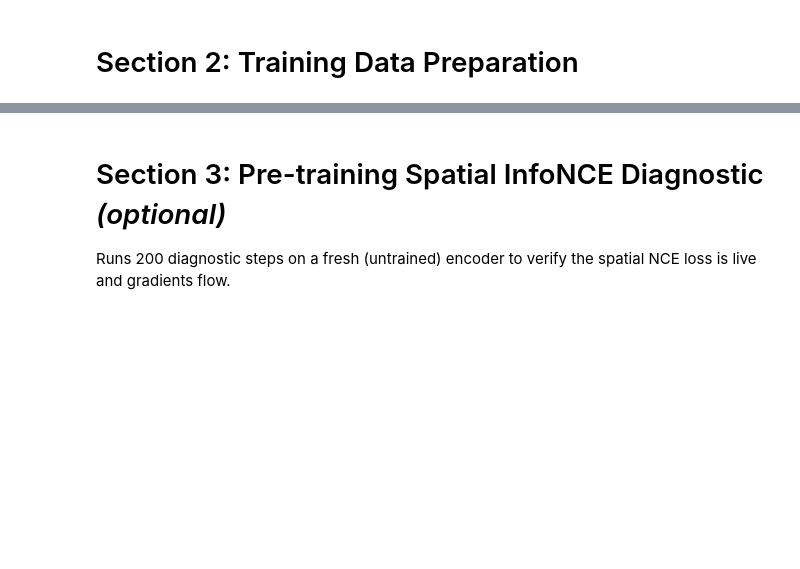
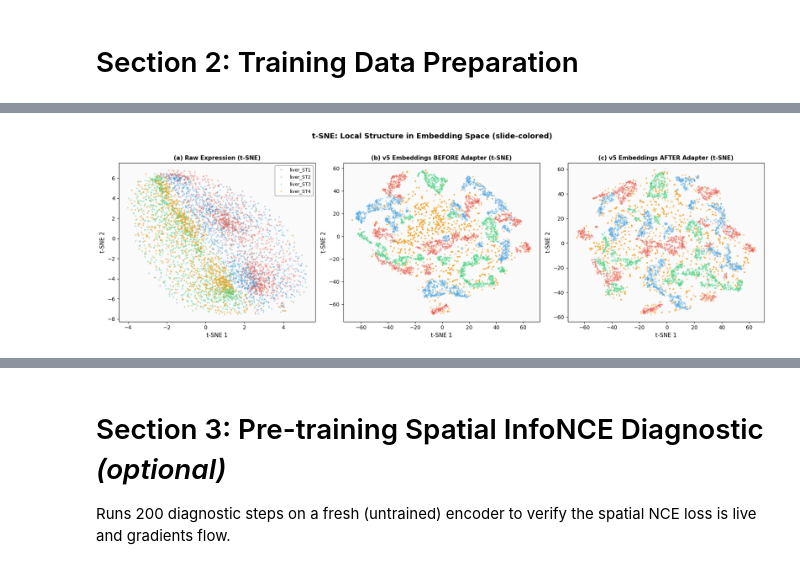
Before and after one commit to ehtesam3154/sc_st, a Jupyter notebook: model/liver_encoder_v2.ipynb, the cells around one changed output, grey strips where cells are left out. Drawn from its saved outputs; the diff is of its cells as text; code cells hidden in the pictures; blank space fills up the shorter version.

```diff
--- a/model/liver_encoder_v2.ipynb
+++ b/model/liver_encoder_v2.ipynb
@@ -131,0 +3684,81 @@ print(f"\nTotal for Stage A: {st_expr.shape[0] + n_inf}")
+# %%
+# ===================================================================
+# CELL 8: t-SNE Visualization (Raw / Before / After Adapter)
+# ===================================================================
+from sklearn.manifold import TSNE
+import matplotlib.pyplot as plt
+import numpy as np
+
+print("=" * 70)
+print("ANALYSIS 8: t-SNE Visualization (Raw / Before / After Adapter)")
+print("=" * 70)
+
+N_VIS = 2000  # smaller than PCA — t-SNE is O(n²)
+np.random.seed(42)
+
+# Subsample (same logic as Cell 3 but fresh indices for smaller N)
+def subsample_per_slide_np(n_total, labels, n_max, n_slides):
+    idx_all = []
+    for i in range(n_slides):
+        mask_idx = np.where(labels == i)[0]
+        n_take = min(n_max, len(mask_idx))
+        perm = np.random.choice(mask_idx, size=n_take, replace=False)
+        idx_all.append(perm)
+    return np.concatenate(idx_all)
+
+labs_all = labels_4class.numpy()
+idx_sub = subsample_per_slide_np(len(labs_all), labs_all, N_VIS, 4)
+lab_sub = labs_all[idx_sub]
+
+raw_all = torch.cat([st_expr.cpu(), inf_expr.cpu()], dim=0).numpy()
+raw_sub = raw_all[idx_sub]
+bef_sub = z_all_before[idx_sub].numpy()
+aft_sub = z_all_after[idx_sub].numpy()
+
+print(f"  Running t-SNE on {len(idx_sub)} spots ({N_VIS}/slide)...")
+
+tsne_raw = TSNE(n_components=2, perplexity=30, random_state=42, n_iter=1000,
+                init='pca', learning_rate='auto').fit_transform(raw_sub)
+print("    (a) Raw expression done")
+
+tsne_bef = TSNE(n_components=2, perplexity=30, random_state=42, n_iter=1000,
+                init='pca', learning_rate='auto').fit_transform(bef_sub)
+print("    (b) Before adapter done")
+
+tsne_aft = TSNE(n_components=2, perplexity=30, random_state=42, n_iter=1000,
+                init='pca', learning_rate='auto').fit_transform(aft_sub)
+print("    (c) After adapter done")
+
+fig, axes = plt.subplots(1, 3, figsize=(18, 5.5))
+
+titles = [
+    "(a) Raw Expression (t-SNE)",
+    "(b) v5 Embeddings BEFORE Adapter (t-SNE)",
+    "(c) v5 Embeddings AFTER Adapter (t-SNE)",
+]
+projections = [tsne_raw, tsne_bef, tsne_aft]
+
+for ax, proj, title in zip(axes, projections, titles):
+    for i in [0, 1, 2, 3]:
+        mask = lab_sub == i
+        name = slide_names_4[i]
+        ax.scatter(proj[mask, 0], proj[mask, 1],
+                   c=slide_colors[name], label=name,
+                   s=8, alpha=0.4 if i < 3 else 0.6,
+                   edgecolors='none',
+                   zorder=2 if i < 3 else 3)
+    ax.set_xlabel('t-SNE 1', fontsize=11)
+    ax.set_ylabel('t-SNE 2', fontsize=11)
+    ax.set_title(title, fontsize=11, fontweight='bold')
+    ax.set_facecolor('#FAFAFA')
+
+axes[0].legend(loc='best', fontsize=9, framealpha=0.9, edgecolor='#888888')
+plt.suptitle('t-SNE: Local Structure in Embedding Space (slide-colored)',
+             fontsize=14, fontweight='bold', y=1.02)
+plt.tight_layout()
+plt.show()
+
+print("\n  NOTE: In panel (c), look for mixed-color clusters — these are")
+print("  biological neighborhoods where all 4 slides contribute, confirming")
+print("  the adapter aligned domains without collapsing biological structure.")
+# %% [output]
@@ -131,0 +3772 @@ print(f"\nTotal for Stage A: {st_expr.shape[0] + n_inf}")
+[figure, added]
```
Also changed, not shown: parts of 51 cells of this notebook, 1 other file.
